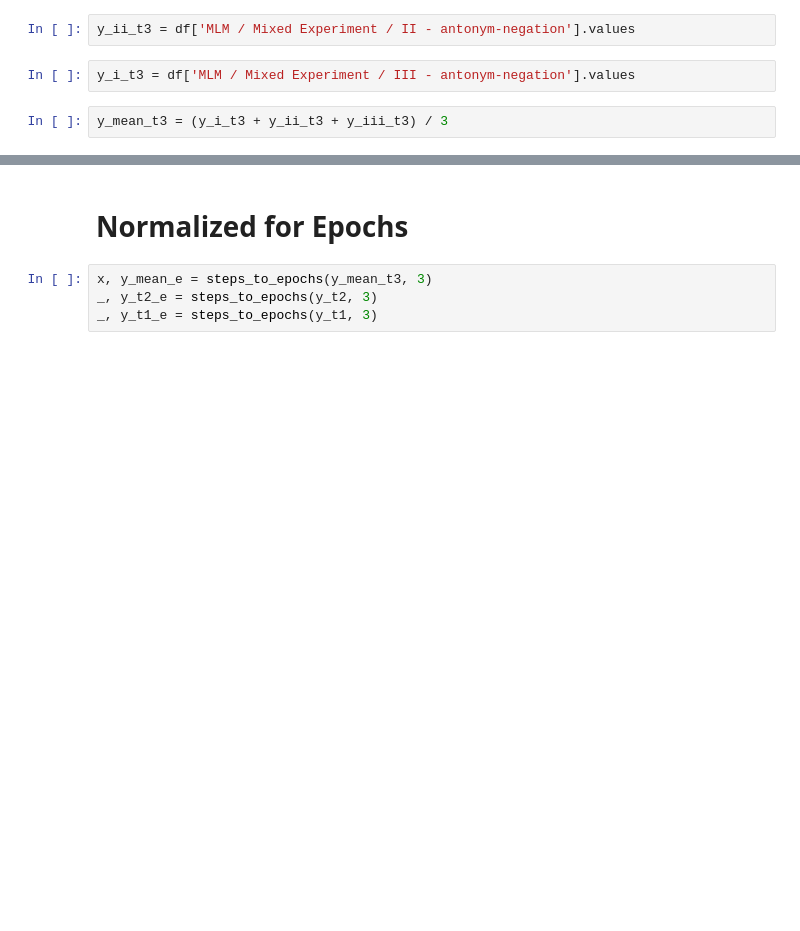
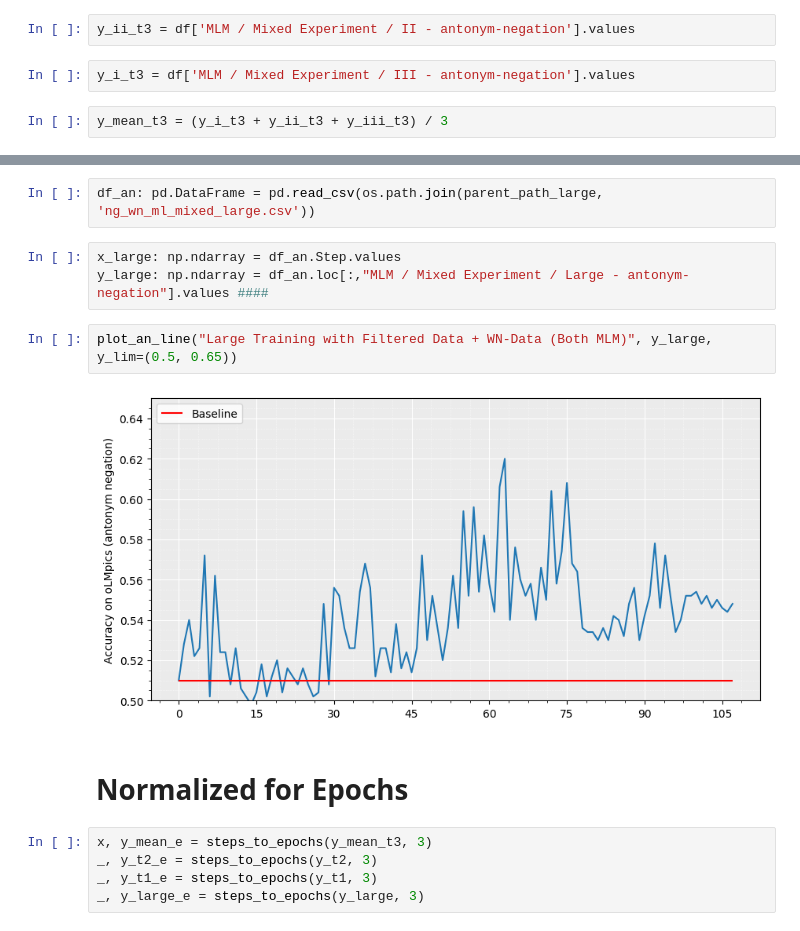
Before and after one commit to LazerLambda/udl-negation, a Jupyter notebook: notebooks/models_plots.ipynb, the cells around one changed output, grey strips where cells are left out. Cells and saved outputs as stored; diff of their text form; blank space fills up the shorter version.

```diff
--- a/notebooks/models_plots.ipynb
+++ b/notebooks/models_plots.ipynb
@@ -146,8 +156,18 @@ plt.show()
+# %%
+df_an: pd.DataFrame = pd.read_csv(os.path.join(parent_path_large, 'ng_wn_ml_mixed_large.csv'))
+# %%
+x_large: np.ndarray = df_an.Step.values
+y_large: np.ndarray = df_an.loc[:,"MLM / Mixed Experiment / Large - antonym-negation"].values ####
+# %%
+plot_an_line("Large Training with Filtered Data + WN-Data (Both MLM)", y_large, y_lim=(0.5, 0.65))
+# %% [output]
+[figure, added]
 # %% [markdown]
 # Normalized for Epochs
 # %%
 x, y_mean_e = steps_to_epochs(y_mean_t3, 3)
 _, y_t2_e = steps_to_epochs(y_t2, 3)
 _, y_t1_e = steps_to_epochs(y_t1, 3)
+_, y_large_e = steps_to_epochs(y_large, 3)
 # %%
 fig, ax = plt.subplots()
```
Also changed, not shown: parts of 8 cells of this notebook, 9 other files.
